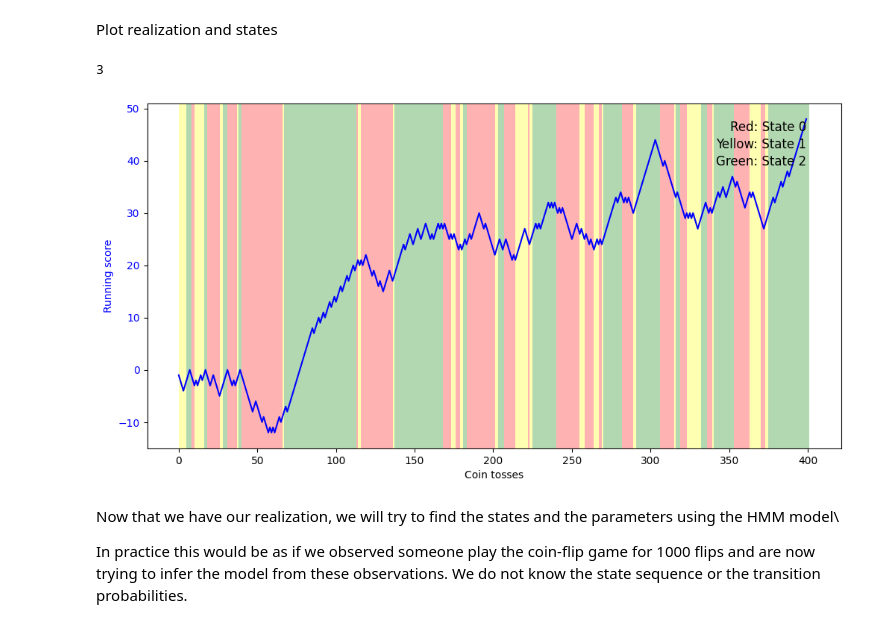
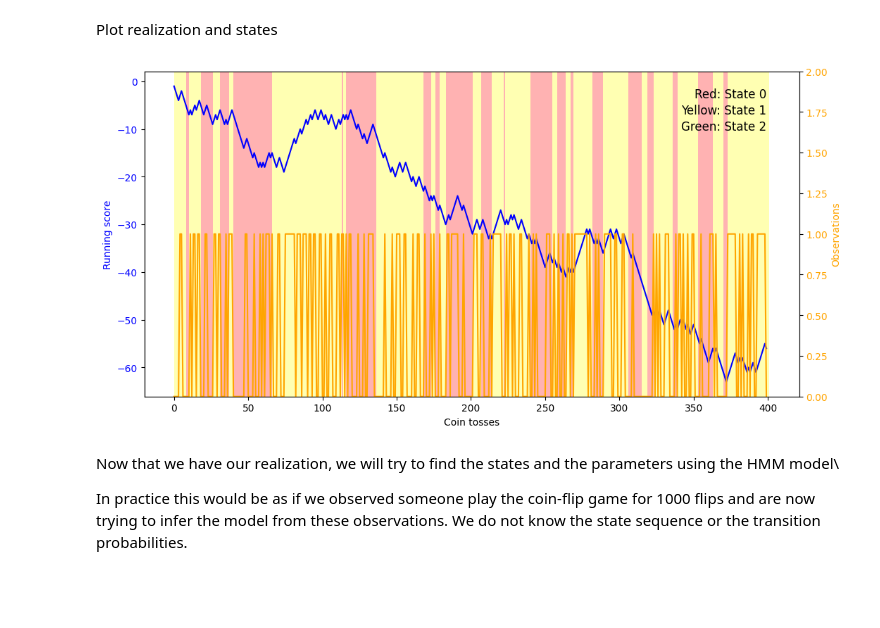
Before and after one commit to lmb2327/HMM, a Jupyter notebook: HMM_in progres.ipynb, the cells around one changed output. Saved outputs shown, nothing was run; the diff lists cells and outputs as text; code cells hidden in the pictures; blank space fills up the shorter version.

Commit message:
changed to two state markov to debug)

```diff
--- a/HMM_in progres.ipynb
+++ b/HMM_in progres.ipynb
@@ -14,17 +14,18 @@ import matplotlib.pyplot as plt
 Synthetic parameters used to create the time series
 # %%
 #Number of States
-N = 3
+N = 2
 
 #Number of observations
 T = 400
 
 #initial probability distribution, three state markov chain
 pi = [0.3,0.5,0.2]
+pi = [0.5,0.5]
 
 #transition probability matrix
 A= np.array([[0.9,0.05,0.05],[0.1,0.7,0.2],[0.05,0.05,0.9]])
-print(A)
+A= np.array([[0.9,0.1],[0.1,0.9]])
 
 #set seed
 np.random.seed(1342)
@@ -53,13 +51,15 @@ b = np.array([[dbias_tails, 1-dbias_tails],[fbias_tails, 1-fbias_tails],[ubias_t
 #set the initial state
 rand = np.random.uniform()
 lhs = 0
+count = 0
 
 #Use the random uniform variable and the distribution to find which state we are starting in
 for i in pi:
     if rand <= i + lhs:
-        state = pi.index(i)
+        state = count
         break
     lhs += i
+    count += 1
 
 #States array
 states = [state]
@@ -103,12 +103,15 @@ for iteration in range(T):
 
     #Once the flip is done and the score is updated, we may or may not change states
     u2 = np.random.uniform()
+
     distr = A[state,:]
     lhs = 0
+    count = 0
     for j in distr:
         if u2 <= j + lhs:
-            state = np.where(distr==j)[0][0]
+            state = count
             break
+        count += 1
         lhs += j
     states.append(state)
 
@@ -117,29 +120,37 @@ observations = np.array(observations)
 Plot realization and states
 # %%
 fig, ax1 = plt.subplots(figsize = (12,6))
-print(N)
 
 ax1.plot(realization, color='blue', label='Realization')
 ax1.set_xlabel('Coin tosses')
 ax1.set_ylabel('Running score', color='blue')
 ax1.tick_params(axis='y', labelcolor='blue')
 
 for i in range(len(states)):
     if states[i] == 0:
         ax1.axvspan(i, i+1, facecolor='red', alpha=0.3)
     elif states[i] == 1:
         ax1.axvspan(i, i+1, facecolor='yellow', alpha=0.3)
     elif states[i] == 2:
         ax1.axvspan(i, i+1, facecolor='green', alpha=0.3)
 
 ax1.text(0.95, 0.95, 'Red: State 0', transform=ax1.transAxes, fontsize=12, verticalalignment='top', horizontalalignment='right')
 ax1.text(0.95, 0.90, 'Yellow: State 1', transform=ax1.transAxes, fontsize=12, verticalalignment='top', horizontalalignment='right')
 ax1.text(0.95, 0.85, 'Green: State 2', transform=ax1.transAxes, fontsize=12, verticalalignment='top', horizontalalignment='right')
 
+
+# Creating a second y-axis
+ax2 = ax1.twinx()
+
+# Plotting observations on the second axis
+ax2.plot(observations, color='orange', label='Observations')
+ax2.set_ylabel('Observations', color='orange')
+ax2.tick_params(axis='y', labelcolor='orange')
+ax2.set_ylim(0, 2)  # Setting the y-axis limit for the second axis
+
 plt.show()
 # %% [output]
-3
-[figure, old version]
+[figure, new version]
 # %% [markdown]
 Now that we have our realization, we will try to find the states and the parameters using the HMM model\
 
```
Also changed, not shown: parts of 13 cells of this notebook, 1 other file.
